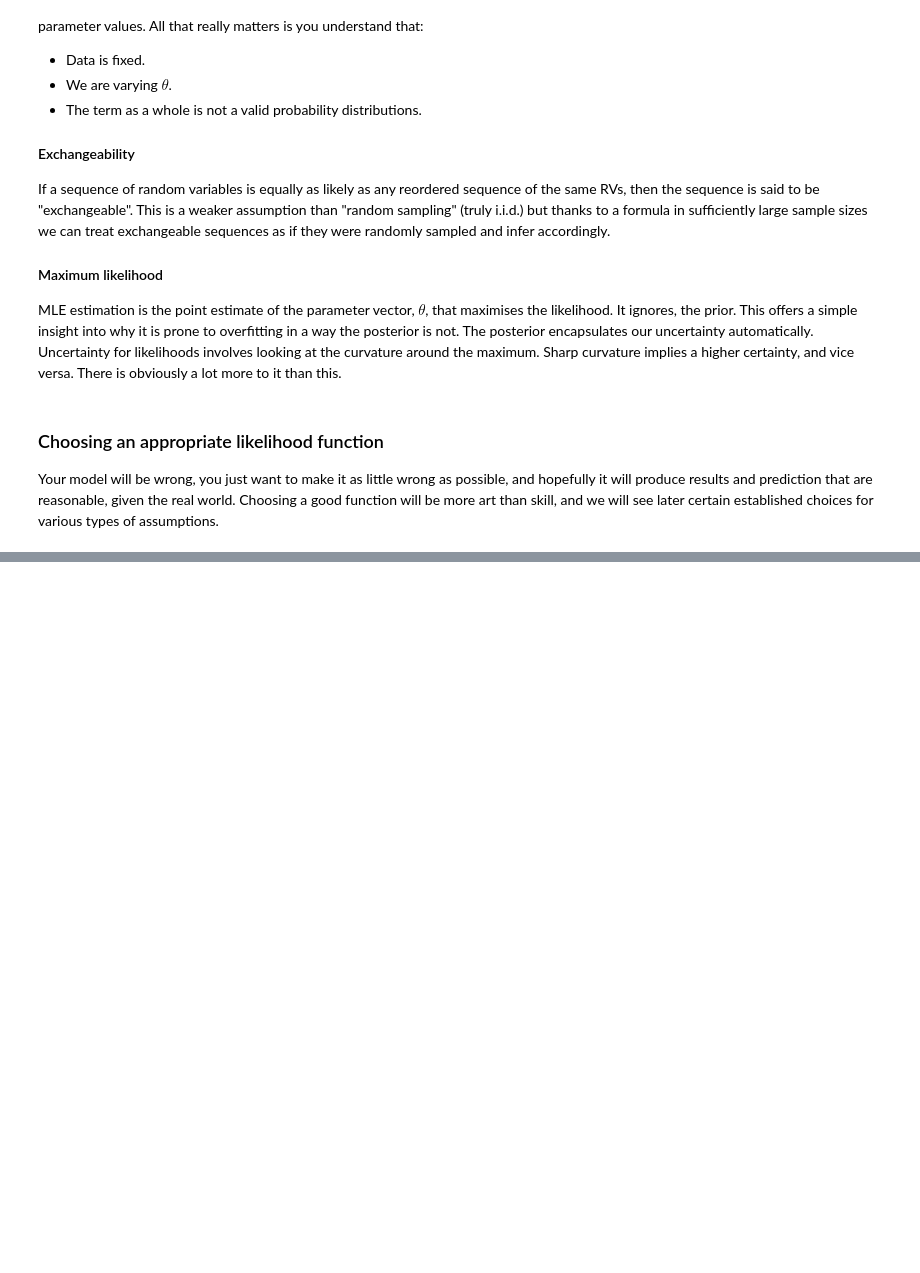
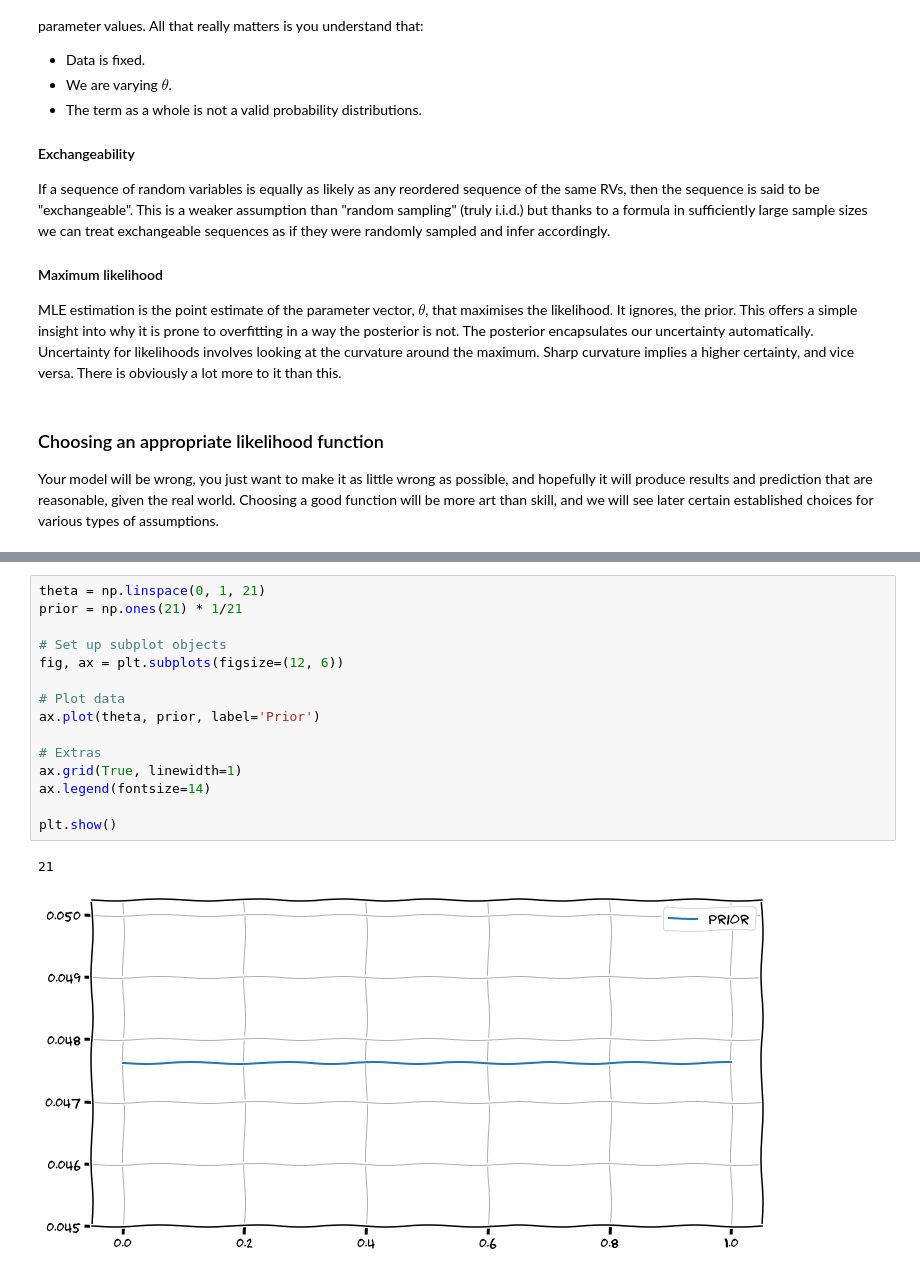
Before and after one commit to cjjob/sgbs_extra, a Jupyter notebook: notebooks/sect2_bayes_formula.ipynb, the cells around one changed output, grey strips where cells are left out. Cells and saved outputs as stored; diff of their text form; blank space fills up the shorter version.

```diff
--- a/notebooks/sect2_bayes_formula.ipynb
+++ b/notebooks/sect2_bayes_formula.ipynb
@@ -135,0 +165,18 @@ Your model will be wrong, you just want to make it as little wrong as possible,
+# %%
+theta = np.linspace(0, 1, 21)
+prior = np.ones(21) * 1/21
+
+# Set up subplot objects
+fig, ax = plt.subplots(figsize=(12, 6))
+
+# Plot data
+ax.plot(theta, prior, label='Prior')
+
+# Extras
+ax.grid(True, linewidth=1)
+ax.legend(fontsize=14)
+
+plt.show()
+# %% [output]
+21
+[figure, added]
```
Also changed, not shown: parts of 15 cells of this notebook, 1 other file.
